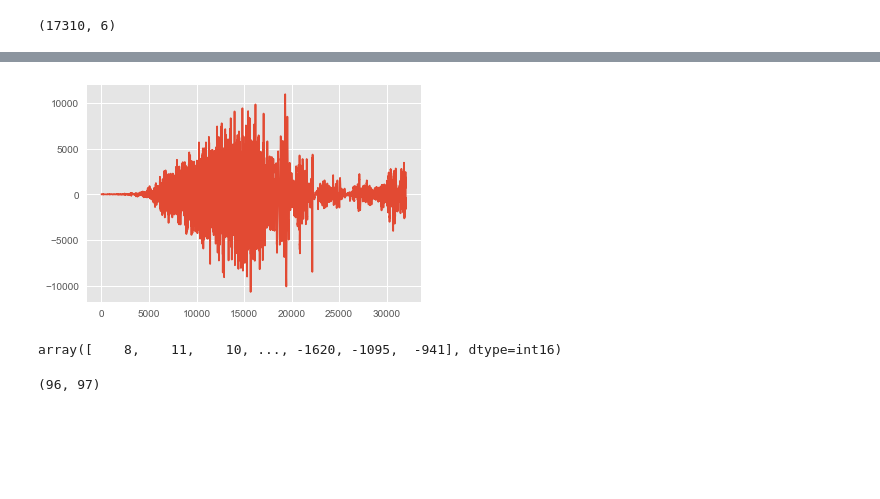
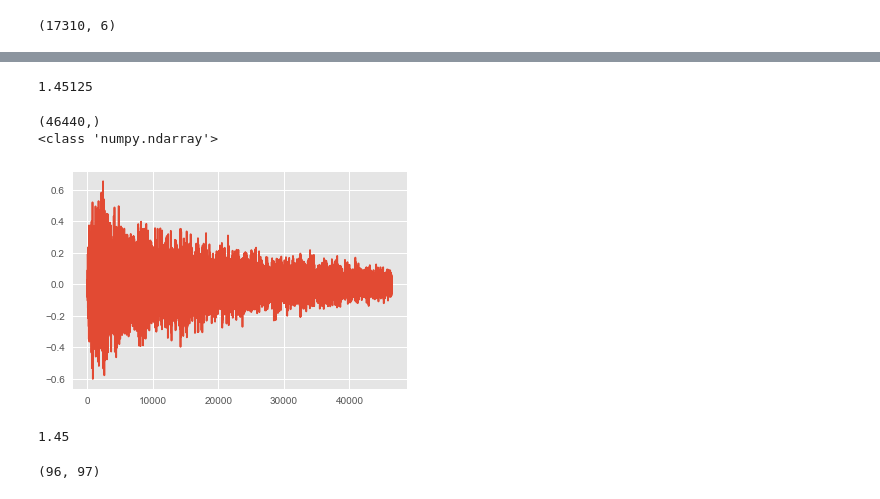
Before and after one commit to FabianRitter/MLPProjectAudio, a Jupyter notebook: Probando_Audio.ipynb, the cells around one changed output, grey strips where cells are left out. Cells and saved outputs as stored; diff of their text form; code cells hidden in the pictures; blank space fills up the shorter version.

```diff
--- a/Probando_Audio.ipynb
+++ b/Probando_Audio.ipynb
@@ -84,18 +73,22 @@ pwd
-# %%
-path = '../../processed_wavs_final_train'
-from scipy.io import wavfile
-
-prueba= train['fname'][0]
-data = wavfile.read(path + "/" + prueba)
-data = np.array((data[1][:]))
-maximum_audio_frame = 1323000  # THIS WAS OBTAINED IN A FORMER RUN.
-mul = maximum_audio_frame % len(data)
-plt.plot(data)
-plt.show()
-# %% [output]
-[figure, removed]
-# %%
-data
-# %% [output]
-array([    8,    11,    10, ..., -1620, -1095,  -941], dtype=int16)
+# %%
+46440/32000
+# %% [output]
+1.45125
+# %%
+fs =32000
+path = '../../processed_wavs_final_train'
+prueba= train['fname'][7]
+data, _ = librosa.core.load(path + "/" + prueba, sr=fs, res_type="kaiser_best")
+print(data.shape)
+print(type(data))
+plt.plot(data)
+plt.show()
+# %% [output]
+(46440,)
+<class 'numpy.ndarray'>
+[figure, added]
+# %%
+round(len(data) / fs,2)
+# %% [output]
+1.45
 # %%
```
Also changed, not shown: parts of 14 cells of this notebook, 5 other files.
